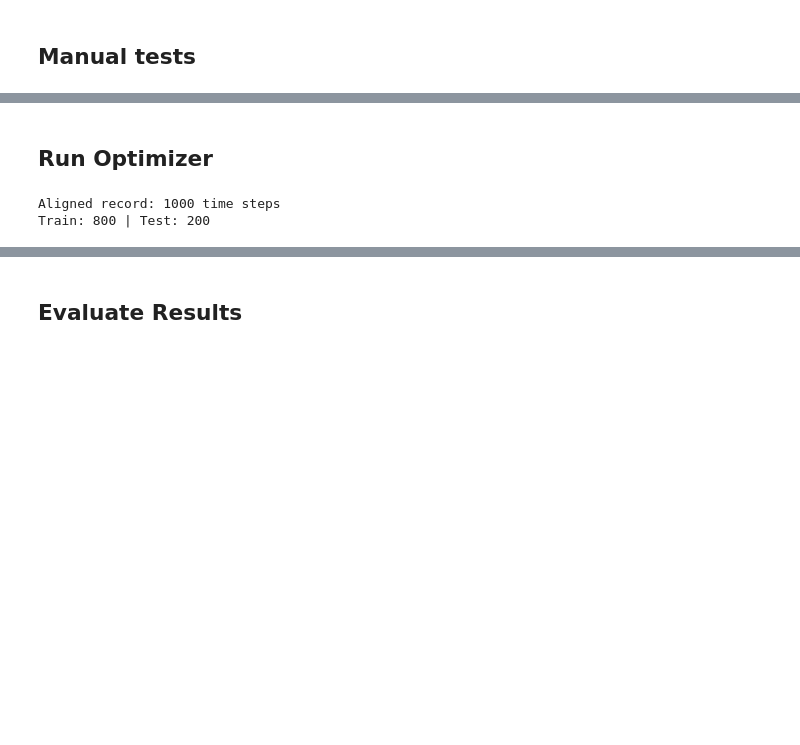
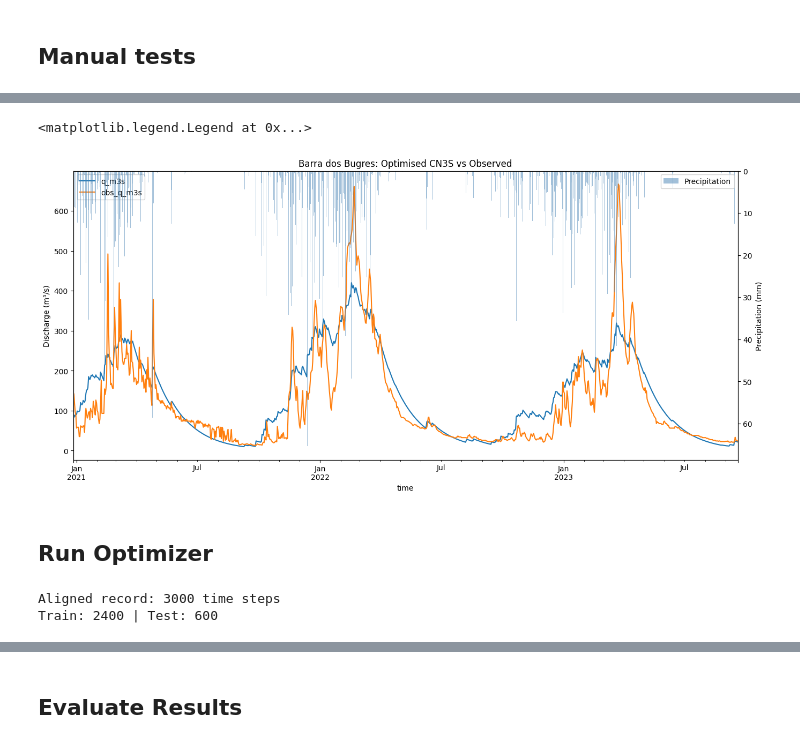
Before and after one commit to cordmaur/CN3S, a Jupyter notebook: nbs/Daily/05-Optimize_Daily.ipynb, the cells around one changed output, grey strips where cells are left out. Cells and saved outputs as stored; diff of their text form; code cells hidden in the pictures; blank space fills up the shorter version.

```diff
--- a/nbs/Daily/05-Optimize_Daily.ipynb
+++ b/nbs/Daily/05-Optimize_Daily.ipynb
@@ -118,21 +129,42 @@ r2_score(results["Vazao"], results["q_m3s"])
+# %%
+results = model.results.copy()
+ax = results.plot(
+    y=["q_m3s", "obs_q_m3s"], figsize=(16, 7), title="Barra dos Bugres: Optimised CN3S vs Observed"
+)
+ax.legend(loc="upper left")
+ax.set_ylabel("Discharge (m³/s)")
+
+shifted_prec = sliced_prec.shift(0)
+ax2 = ax.twinx()
+ax2.bar(
+    shifted_prec.index, shifted_prec["prec"], color="steelblue", alpha=0.5, label="Precipitation"
+)
+ax2.invert_yaxis()
+ax2.set_ylabel("Precipitation (mm)")
+ax2.legend(loc="upper right")
+# %% [output]
+<matplotlib.legend.Legend at 0x...>
+[figure, added]
 # %% [markdown]
 ## Run Optimizer
 # %%
-sliced_prec = prec.iloc[-2000:-1000]
+sliced_prec = prec.iloc[-4000:-1000]
+
+AREA = 9642  # km² — update if using a different basin
+
+model = CN3S(CN3SParams(area=AREA, warmup_steps=5))
+
+optim = CN3SOptimizer(
+    prec=sliced_prec["prec"],
+    observed_q=q["Vazao"],
+    model=model,
+    train_ratio=0.8,
+    weights_power=2,
+    max_act=30,
+)
+
+print(f"Aligned record: {len(optim.aligned)} time steps")
+print(f"Train: {optim.train_idx} | Test: {len(optim.aligned) - optim.train_idx}")
+# %% [output]
+Aligned record: 3000 time steps
+Train: 2400 | Test: 600
-# %%
-AREA = 9642  # km² — update if using a different basin
-
-model = CN3S(CN3SParams(area=AREA))
-
-optim = CN3SOptimizer(
-    prec=sliced_prec["prec"],
-    observed_q=q["Vazao"],
-    model=model,
-    train_ratio=0.8,
-)
-
-print(f"Aligned record: {len(optim.aligned)} time steps")
-print(f"Train: {optim.train_idx} | Test: {len(optim.aligned) - optim.train_idx}")
-# %% [output]
-Aligned record: 1000 time steps
-Train: 800 | Test: 200
```
Also changed, not shown: parts of 30 cells of this notebook, 4 other files.
